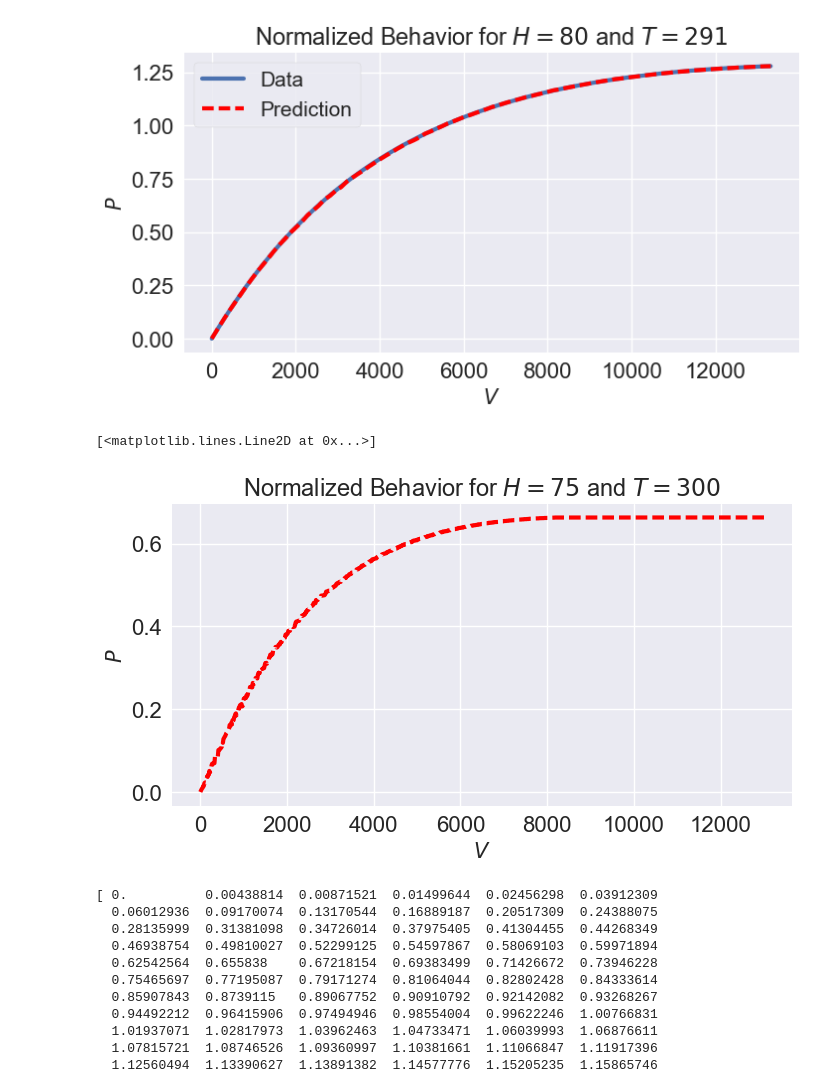
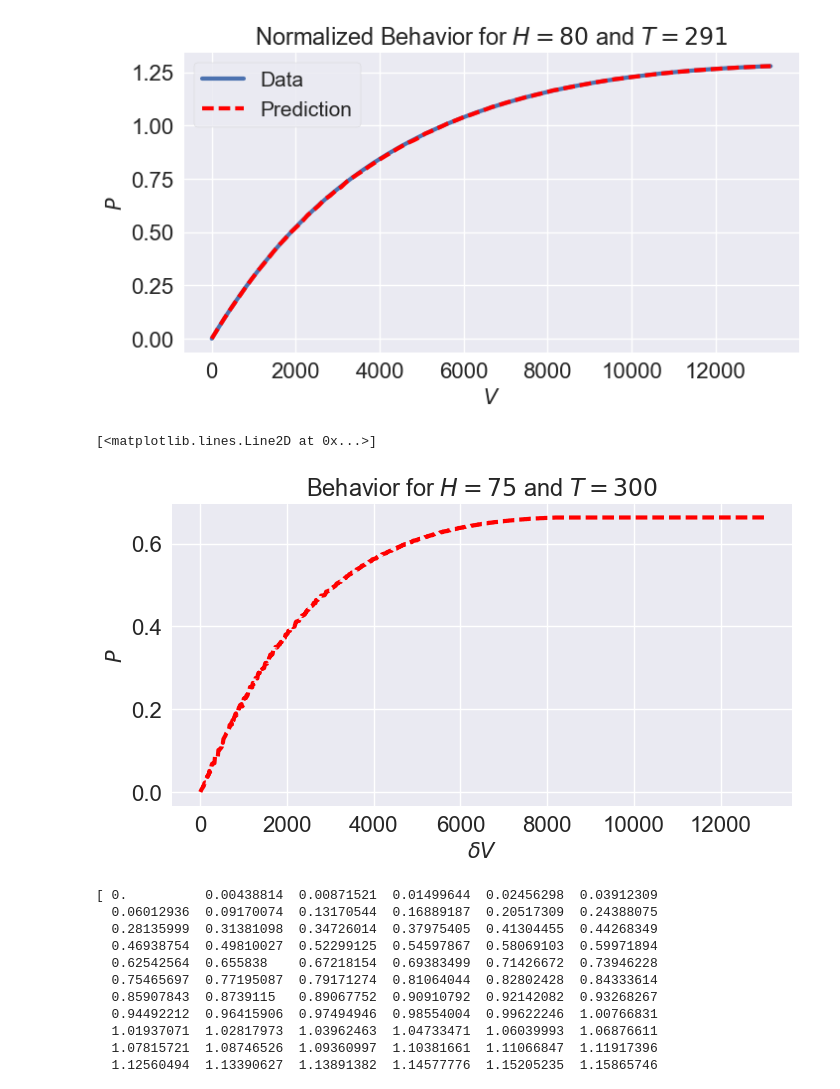
Before and after one commit to matheuscfernandes/mechanics-ml, a Jupyter notebook: SoftActuator/Notebook1.ipynb, the cells around one changed output. Saved outputs shown, nothing was run; the diff lists cells and outputs as text; code cells hidden in the pictures.

```diff
--- a/SoftActuator/Notebook1.ipynb
+++ b/SoftActuator/Notebook1.ipynb
@@ -145,17 +145,17 @@ plt.legend()
 # %%
 H=75;T=300
 V=linspace(0,13000,1000)
 HAll=H+V*0
 TAll=H+V*0
 dataPredict=np.column_stack((HAll,TAll,V))
 P_p=MLP.predict(dataPredict)
-plt.title(r'Normalized Behavior for $H=75$ and $T=300$')
-plt.xlabel(r'$V$')
+plt.title(r'Behavior for $H=75$ and $T=300$')
+plt.xlabel(r'$\delta V$')
 plt.ylabel(r'$P$')
 plt.plot(V,P_p,'r--',label='Prediction',lw=3)
 # %% [output]
 [<matplotlib.lines.Line2D at 0x...>]
-[figure, old version]
+[figure, new version]
 # %%
 print P_predict
 print P
```
